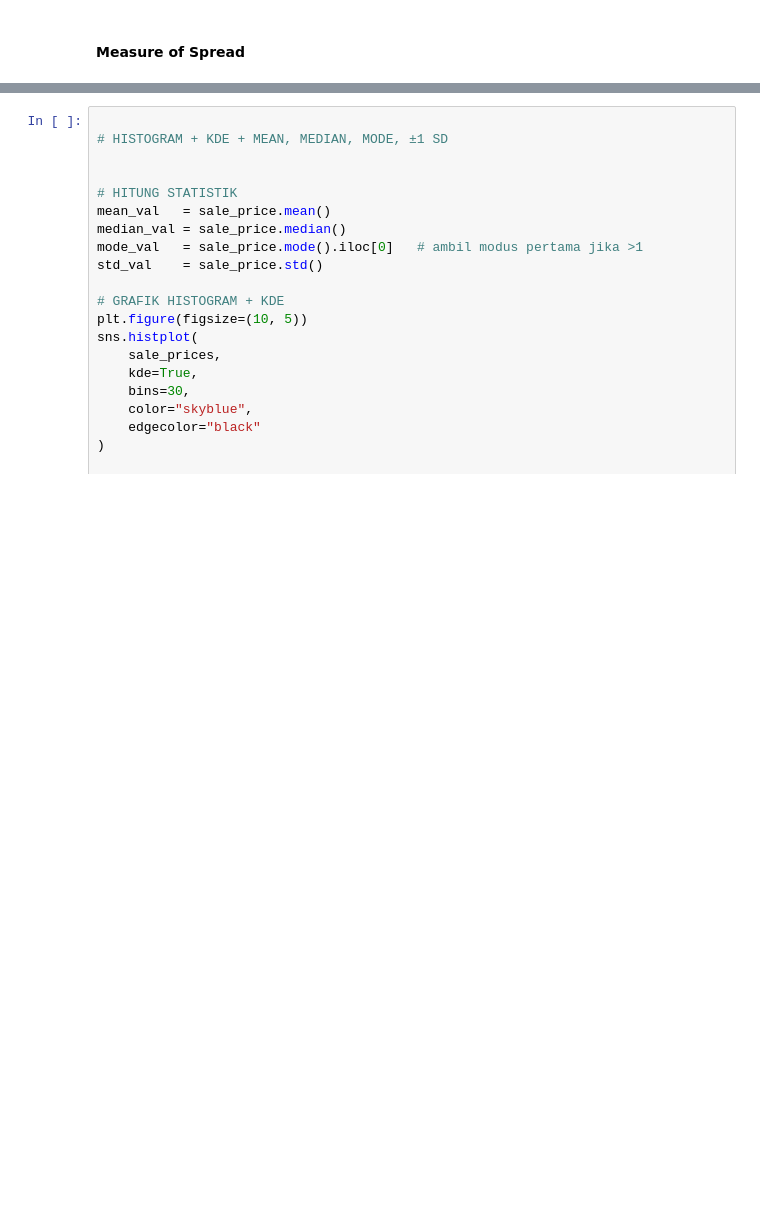
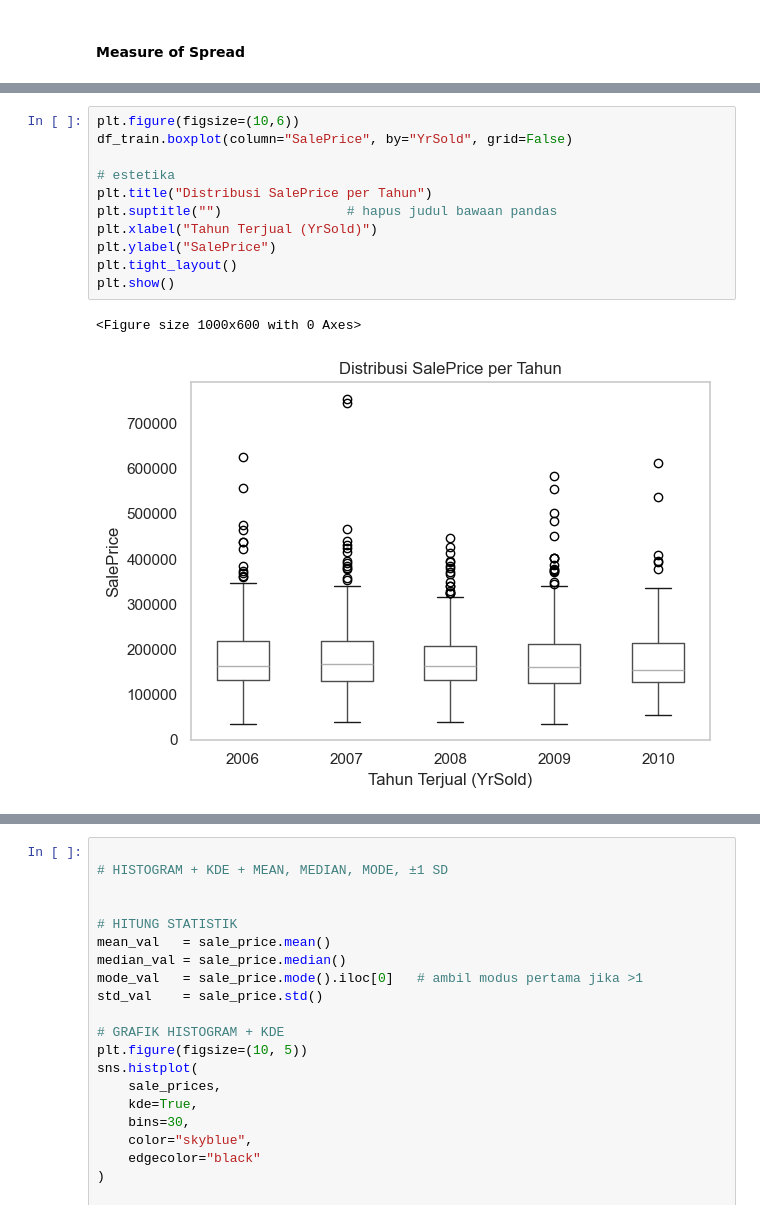
Before and after one commit to agirahmawandi/hw_statistics, a Jupyter notebook: Agi_Rahmawandi_Batch_57_Homework_Statistics.ipynb, the cells around one changed output, grey strips where cells are left out. Saved outputs shown, nothing was run; the diff lists cells and outputs as text; blank space fills up the shorter version.

```diff
--- a/Agi_Rahmawandi_Batch_57_Homework_Statistics.ipynb
+++ b/Agi_Rahmawandi_Batch_57_Homework_Statistics.ipynb
@@ -180,0 +154,14 @@ Dari boxplot ini dapat kita lihat bahwa data nilai median adalah 163000.0
+# %%
+plt.figure(figsize=(10,6))
+df_train.boxplot(column="SalePrice", by="YrSold", grid=False)
+
+# estetika
+plt.title("Distribusi SalePrice per Tahun")
+plt.suptitle("")                # hapus judul bawaan pandas
+plt.xlabel("Tahun Terjual (YrSold)")
+plt.ylabel("SalePrice")
+plt.tight_layout()
+plt.show()
+# %% [output]
+<Figure size 1000x600 with 0 Axes>
+[figure, added]
```
Also changed, not shown: parts of 14 cells of this notebook, 1 other file.
